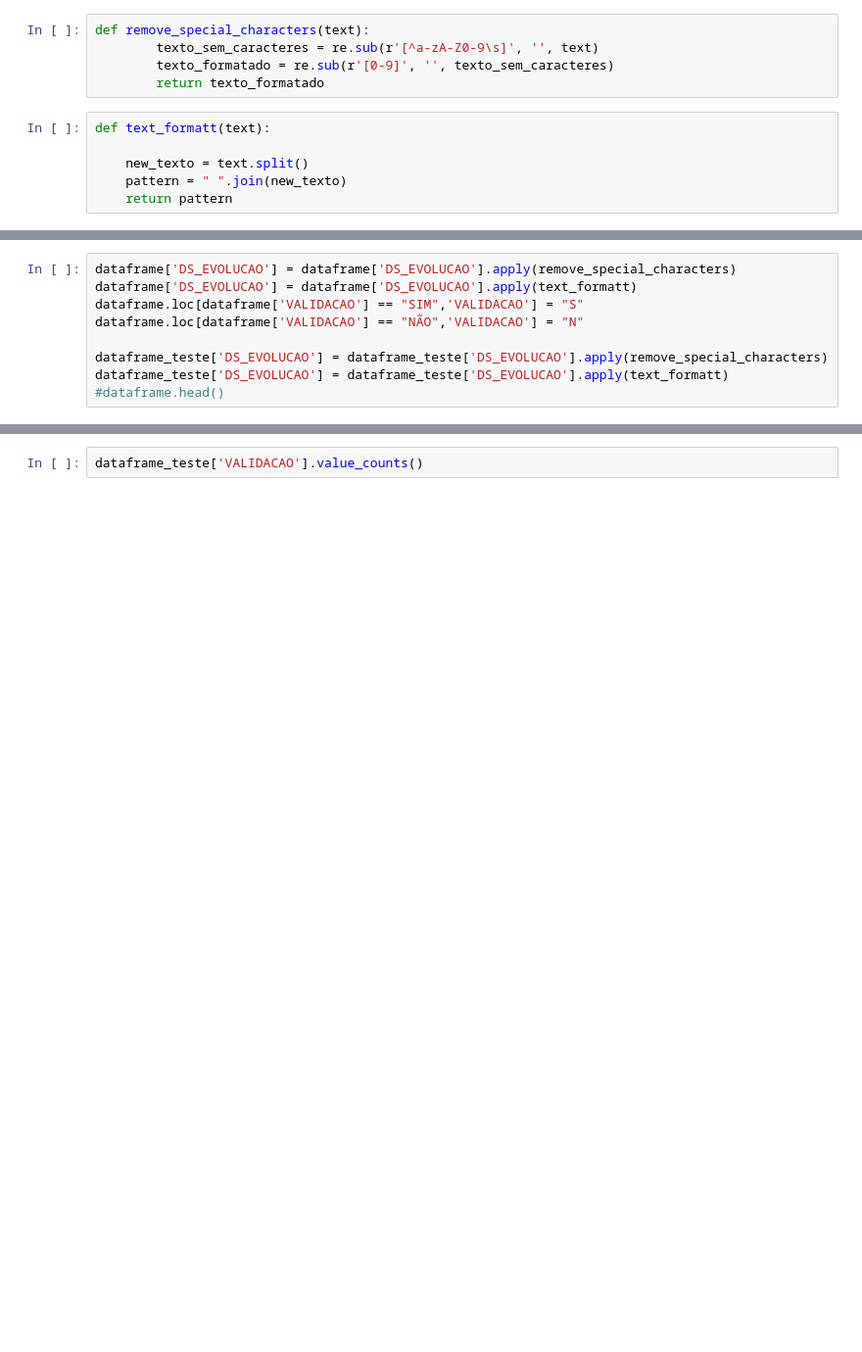
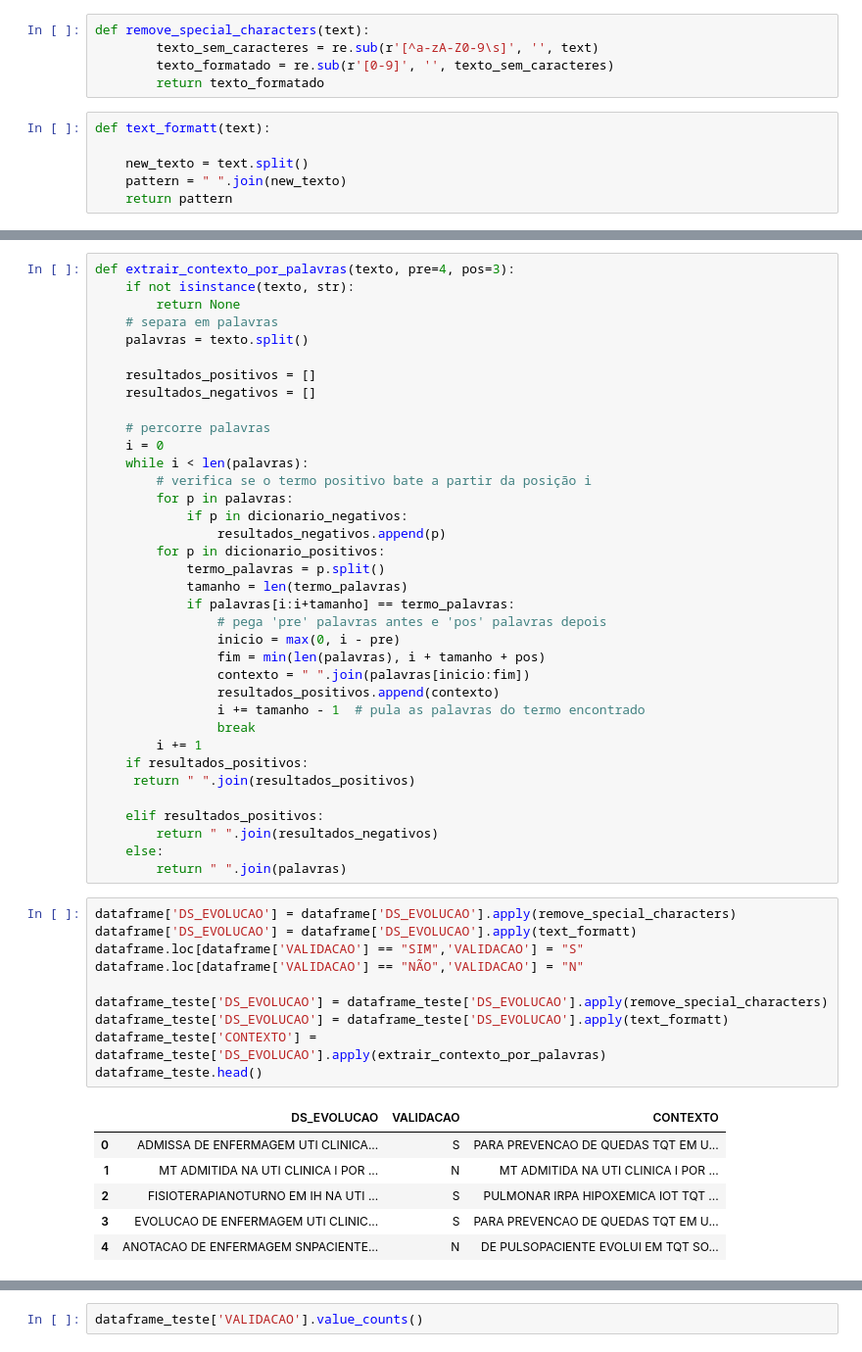
Before and after one commit to arturvavs/Analise-Coligacao-V2, a Jupyter notebook: Modelagem.ipynb, the cells around one changed output, grey strips where cells are left out. Shown: that part at 98% size. Saved outputs shown, nothing was run; the diff lists cells and outputs as text; blank space fills up the shorter version.

```diff
--- a/Modelagem.ipynb
+++ b/Modelagem.ipynb
@@ -18,11 +30,55 @@ def text_formatt(text):
+# %%
+def extrair_contexto_por_palavras(texto, pre=4, pos=3):
+    if not isinstance(texto, str):
+        return None
+    # separa em palavras
+    palavras = texto.split()
+
+    resultados_positivos = []
+    resultados_negativos = []
+
+    # percorre palavras
+    i = 0
+    while i < len(palavras):
+        # verifica se o termo positivo bate a partir da posição i
+        for p in palavras:
+            if p in dicionario_negativos:
+                resultados_negativos.append(p)
+        for p in dicionario_positivos:
+            termo_palavras = p.split()
+            tamanho = len(termo_palavras)
+            if palavras[i:i+tamanho] == termo_palavras:
+                # pega 'pre' palavras antes e 'pos' palavras depois
+                inicio = max(0, i - pre)
+                fim = min(len(palavras), i + tamanho + pos)
+                contexto = " ".join(palavras[inicio:fim])
+                resultados_positivos.append(contexto)
+                i += tamanho - 1  # pula as palavras do termo encontrado
+                break
+        i += 1
+    if resultados_positivos:
+     return " ".join(resultados_positivos)
+
+    elif resultados_positivos:
+        return " ".join(resultados_negativos)
+    else:
+        return " ".join(palavras)
 # %%
 dataframe['DS_EVOLUCAO'] = dataframe['DS_EVOLUCAO'].apply(remove_special_characters)
 dataframe['DS_EVOLUCAO'] = dataframe['DS_EVOLUCAO'].apply(text_formatt)
 dataframe.loc[dataframe['VALIDACAO'] == "SIM",'VALIDACAO'] = "S"
 dataframe.loc[dataframe['VALIDACAO'] == "NÃO",'VALIDACAO'] = "N"
 
 dataframe_teste['DS_EVOLUCAO'] = dataframe_teste['DS_EVOLUCAO'].apply(remove_special_characters)
 dataframe_teste['DS_EVOLUCAO'] = dataframe_teste['DS_EVOLUCAO'].apply(text_formatt)
-#dataframe.head()
+dataframe_teste['CONTEXTO'] = dataframe_teste['DS_EVOLUCAO'].apply(extrair_contexto_por_palavras)
+dataframe_teste.head()
+# %% [output]
+|  | DS_EVOLUCAO | VALIDACAO | CONTEXTO |
+| 0 | ADMISSA DE ENFERMAGEM UTI CLINICA... | S | PARA PREVENCAO DE QUEDAS TQT EM U... |
+| 1 | MT ADMITIDA NA UTI CLINICA I POR ... | N | MT ADMITIDA NA UTI CLINICA I POR ... |
+| 2 | FISIOTERAPIANOTURNO EM IH NA UTI ... | S | PULMONAR IRPA HIPOXEMICA IOT TQT ... |
+| 3 | EVOLUCAO DE ENFERMAGEM UTI CLINIC... | S | PARA PREVENCAO DE QUEDAS TQT EM U... |
+| 4 | ANOTACAO DE ENFERMAGEM SNPACIENTE... | N | DE PULSOPACIENTE EVOLUI EM TQT SO... |
 # %%
 dataframe['VALIDACAO'].value_counts()
```
Also changed, not shown: parts of 7 cells of this notebook, 2 other files.
